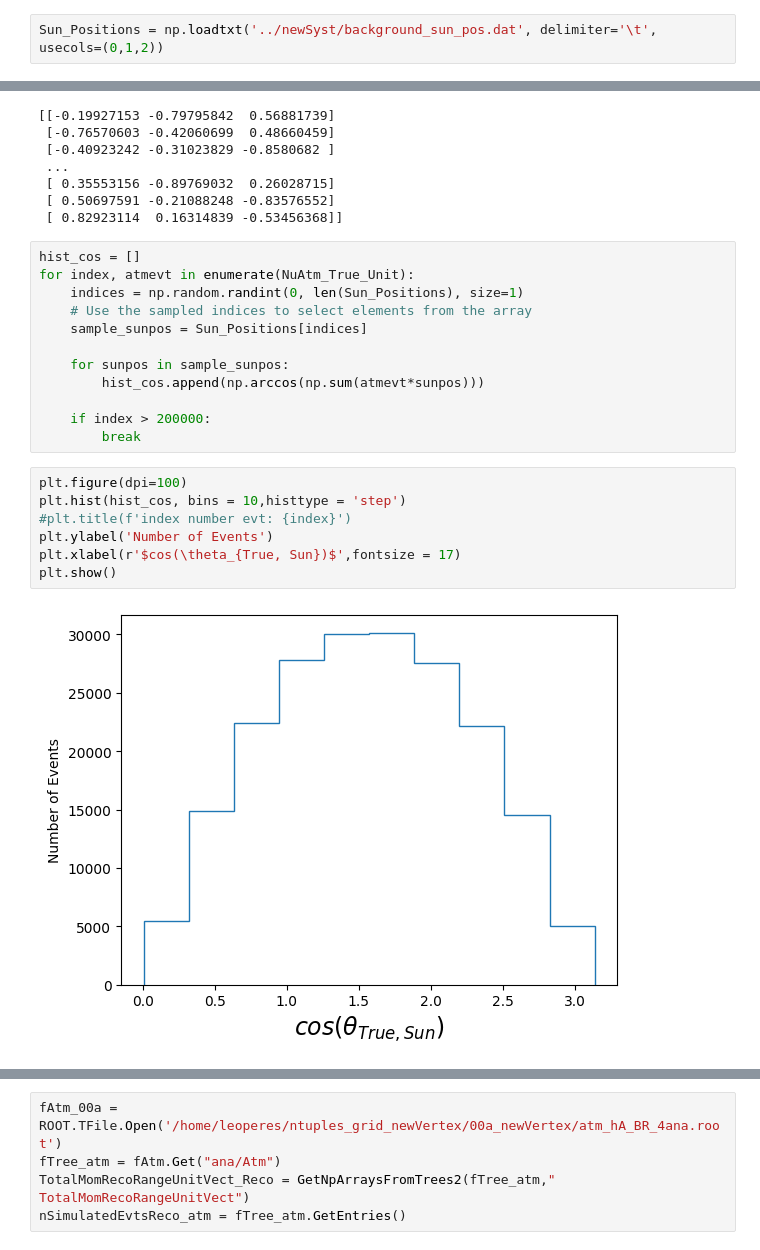
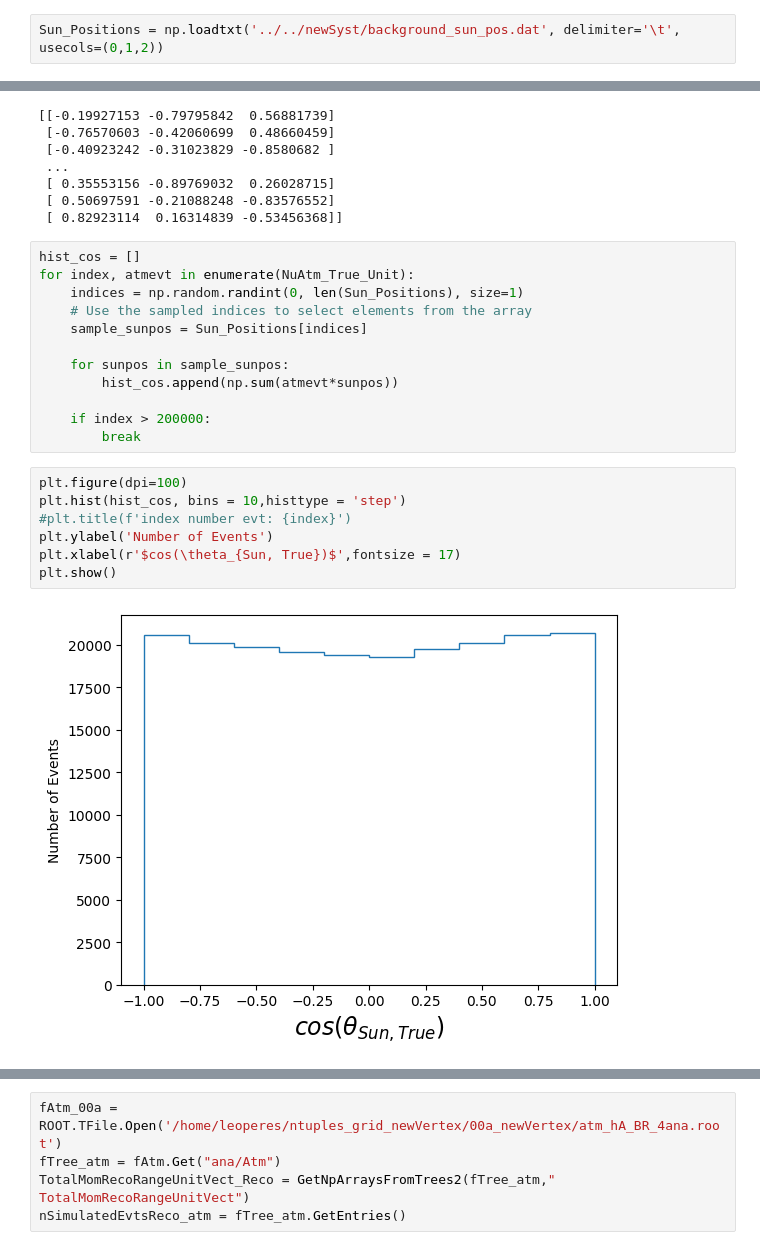
Before and after one commit to lperes-ufrj/UpperLimitCode, a Jupyter notebook: FinalPlots/AngPlots.ipynb, the cells around one changed output, grey strips where cells are left out. Cells and saved outputs as stored; diff of their text form.

```diff
--- a/FinalPlots/AngPlots.ipynb
+++ b/FinalPlots/AngPlots.ipynb
@@ -172,7 +172,7 @@ plt.show()
 # %% [output]
 [figure]
 # %%
-Sun_Positions = np.loadtxt('../newSyst/background_sun_pos.dat', delimiter='\t', usecols=(0,1,2))
+Sun_Positions = np.loadtxt('../../newSyst/background_sun_pos.dat', delimiter='\t', usecols=(0,1,2))
 # %%
 PlotSunDirection = []
 Phi_Theta_NuMom_Unit = [PlotSunDirection.append((math.atan2(SunPos[1], SunPos[0]), math.acos(SunPos[2]))) for SunPos in Sun_Positions]
@@ -221,16 +221,16 @@ for index, atmevt in enumerate(NuAtm_True_Unit):
     sample_sunpos = Sun_Positions[indices]
 
     for sunpos in sample_sunpos:
-        hist_cos.append(np.arccos(np.sum(atmevt*sunpos)))
+        hist_cos.append(np.sum(atmevt*sunpos))
 
     if index > 200000:
         break
 # %%
 plt.figure(dpi=100)
 plt.hist(hist_cos, bins = 10,histtype = 'step')
 #plt.title(f'index number evt: {index}')
 plt.ylabel('Number of Events')
-plt.xlabel(r'$cos(\theta_{True, Sun})$',fontsize = 17)
+plt.xlabel(r'$cos(\theta_{Sun, True})$',fontsize = 17)
 plt.show()
 # %% [output]
-[figure, old version]
+[figure, new version]
```
Also changed, not shown: parts of 15 cells of this notebook, 4 other files.
